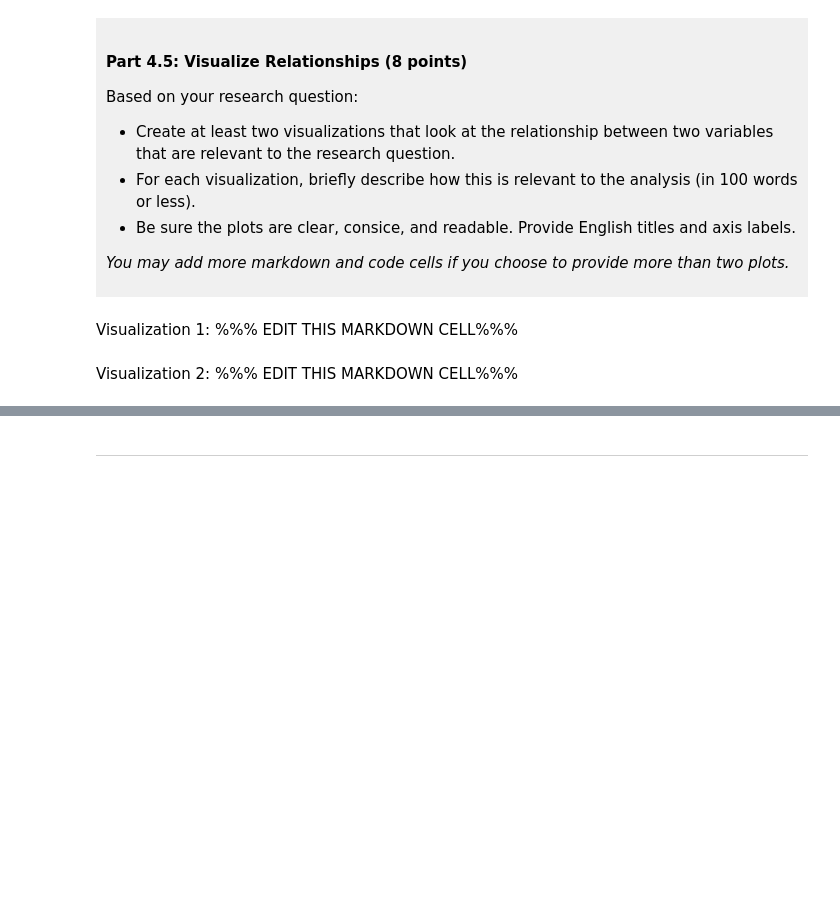
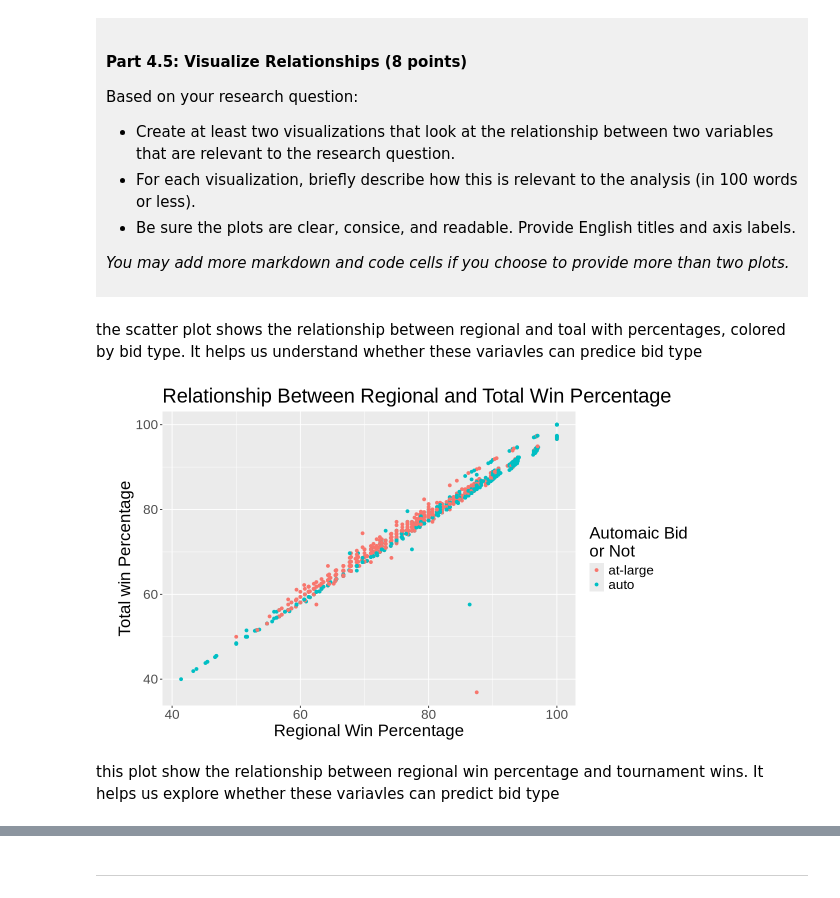
Before and after one commit to bjiang00/dsci-100-project-Bin-Jiang, a Jupyter notebook: dsci-100-project-notebook.ipynb, the cells around one changed output, grey strips where cells are left out. Saved outputs shown, nothing was run; the diff lists cells and outputs as text; code cells hidden in the pictures; blank space fills up the shorter version.

```diff
--- a/dsci-100-project-notebook.ipynb
+++ b/dsci-100-project-notebook.ipynb
@@ -273,9 +415,19 @@ Based on your research question:
 *You may add more markdown and code cells if you choose to provide more than two plots.*
 </div>
 # %% [markdown]
-Visualization 1: %%% EDIT THIS MARKDOWN CELL%%%
+the scatter plot shows the relationship between regional and toal with percentages, colored by bid type. It helps us understand whether these variavles can predice bid type
 # %%
-### EDIT THIS CODE CELL FOR VISUALIZATION 1###
+options(repr.plot.width = 10, repr.plot.height = 6)
+visual1 <- ggplot(madness_tidy1, aes(x=reg_wins_pct, y=total_wins_pct)) +
+geom_point (aes(color=bid)) +
+labs(x="Regional Win Percentage", y= "
+Total win Percentage",
+color="AutomaicBid \nor Not",
+title="Relationship Between Regional and Total Win Percentage") +
+theme (text = element_text (size = 20))
+visual1
+# %% [output]
+[figure, added]
 # %% [markdown]
-Visualization 2: %%% EDIT THIS MARKDOWN CELL%%%
+this plot show the relationship between regional win percentage and tournament wins. It helps us explore whether these variavles can predict bid type
 # %%
```
Also changed, not shown: parts of 15 cells of this notebook.
